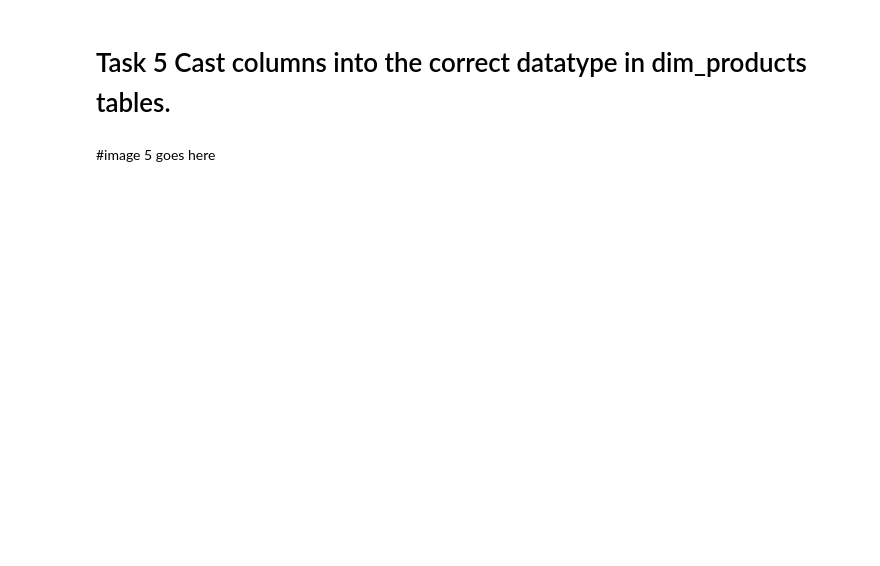
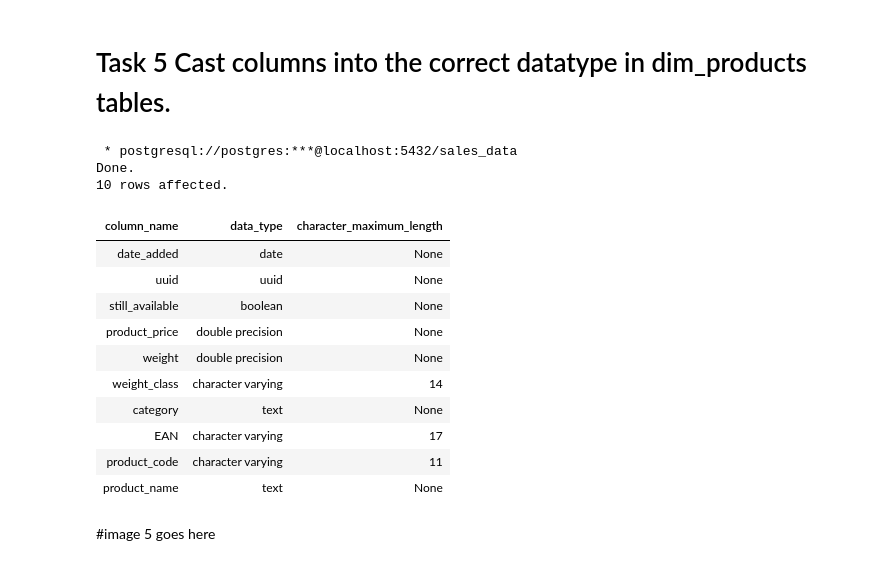
Before and after one commit to ZCHAnalytics/AWS_Python_data-centralisation, a Jupyter notebook: data_analysis_with_sql/database_creation.ipynb, the cells around one changed output. Cells and saved outputs as stored; diff of their text form; code cells hidden in the pictures; blank space fills up the shorter version.

```diff
--- a/data_analysis_with_sql/database_creation.ipynb
+++ b/data_analysis_with_sql/database_creation.ipynb
@@ -203,37 +208,51 @@ DECLARE
 	max_product_code_length INT;
 	max_weight_class_length INT;
 BEGIN
 	SELECT
 		MAX(LENGTH(LOWER("EAN"))),
 		MAX(LENGTH(product_code)),
 		MAX(LENGTH(weight_class))
 	INTO
 		max_ean_length,
 		max_product_code_length,
 		max_weight_class_length
 	FROM dim_products;
 
 	EXECUTE 'ALTER TABLE dim_products
 			ALTER COLUMN weight TYPE FLOAT';
 	EXECUTE 'ALTER TABLE dim_products
 			ALTER COLUMN "EAN" TYPE VARCHAR(' || max_ean_length || ')';
 	EXECUTE 'ALTER TABLE dim_products
 			ALTER COLUMN product_code TYPE VARCHAR(' || max_product_code_length || ')';
 	EXECUTE 'ALTER TABLE dim_products
 			ALTER COLUMN date_added TYPE DATE';
 	EXECUTE 'ALTER TABLE dim_products
 			ALTER COLUMN uuid TYPE UUID USING uuid::UUID';
 	EXECUTE 'ALTER TABLE dim_products
 			ALTER COLUMN product_price TYPE FLOAT USING product_price::FLOAT';
 	EXECUTE 'ALTER TABLE dim_products
 			ALTER COLUMN still_available TYPE BOOL USING still_available::BOOL';
 	EXECUTE 'ALTER TABLE dim_products
 			ALTER COLUMN weight_class TYPE VARCHAR(' || max_weight_class_length || ')';
 END $$;
-SELECT DISTINCT still_available, COUNT(*) AS total_count FROM dim_products
-GROUP BY still_available;
-
-SELECT * FROM dim_products;
+SELECT column_name, data_type, character_maximum_length
+FROM information_schema.columns
+WHERE table_name = 'dim_products';
+# %% [output]
+ * postgresql://postgres:***@localhost:5432/sales_data
+Done.
+10 rows affected.
+| column_name | data_type | character_maximum_length |
+| date_added | date | None |
+| uuid | uuid | None |
+| still_available | boolean | None |
+| product_price | double precision | None |
+| weight | double precision | None |
+| weight_class | character varying | 14 |
+| category | text | None |
+| EAN | character varying | 17 |
+| product_code | character varying | 11 |
+| product_name | text | None |
 # %% [markdown]
 #image 5 goes here
 # %%
```
Also changed, not shown: parts of 12 cells of this notebook.
